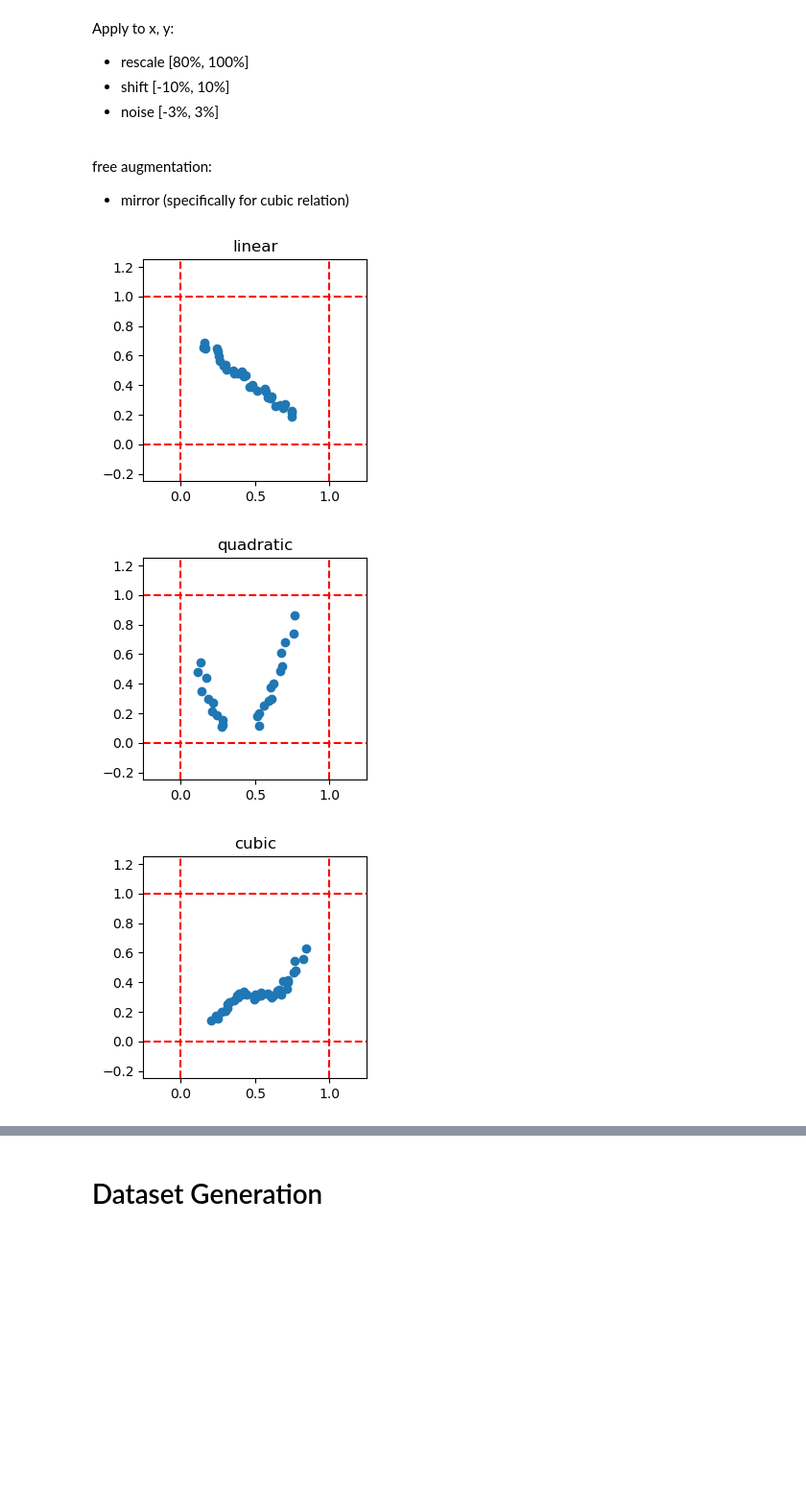
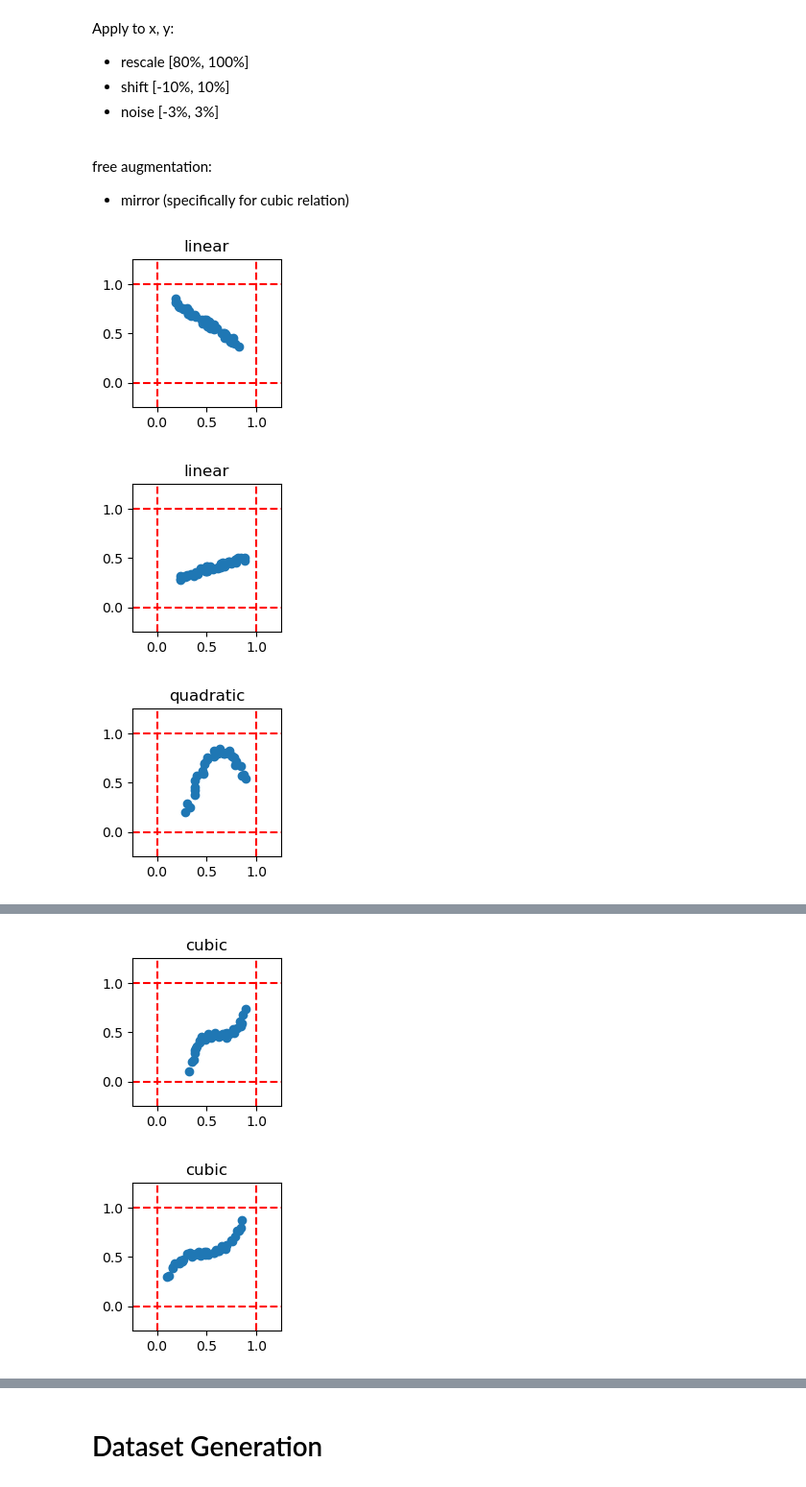
Before and after one commit to vzwork/nn_relation, a Jupyter notebook: predict_math.ipynb, the cells around one changed output, grey strips where cells are left out. Shown at 96% size. Drawn from its saved outputs; the diff is of its cells as text; code cells hidden in the pictures; blank space fills up the shorter version.

```diff
--- a/predict_math.ipynb
+++ b/predict_math.ipynb
@@ -72,7 +72,7 @@ def trig(n):
     y = np.sin(three_periods / n * (x + phase_shift))
     return rescale(x), rescale(y)
 def visualize(x, y, name):
-    plt.figure(figsize=(3, 3))
+    plt.figure(figsize=(2, 2))
     plt.xlim(-0.25, 1.25)
     plt.ylim(-.25, 1.25)
     plt.axvline(x=1, color='red', linestyle='--', label='Vertical Line')
@@ -117,6 +117,18 @@ SHIFT_MAX = 0.1
 NOISE_MIN = -0.03
 NOISE_MAX = 0.03
 # %%
+def rotate_coordinates_around_center(x, y, cx, cy, angle_degrees):
+    x = np.array(x)
+    y = np.array(y)
+    # Convert angle to radians
+    angle_radians = np.radians(angle_degrees)
+
+    # Perform the rotation for each point (x, y)
+    x_rotated = (x - cx) * np.cos(angle_radians) - (y - cy) * np.sin(angle_radians) + cx
+    y_rotated = (x - cx) * np.sin(angle_radians) + (y - cy) * np.cos(angle_radians) + cy
+
+    return x_rotated.tolist(), y_rotated.tolist()
+
 def modify(x, y):
     x *= random.uniform(RESCALE_MIN, RESCALE_MAX)
     y *= random.uniform(RESCALE_MIN, RESCALE_MAX)
@@ -125,6 +137,8 @@ def modify(x, y):
     x += np.random.uniform(NOISE_MIN, NOISE_MAX, len(x))
     y += np.random.uniform(NOISE_MIN, NOISE_MAX, len(y))
     x, y = cut(x, y)
+    random_degree = random.choice([0, 90, 180, 270])
+    x, y = rotate_coordinates_around_center(x, y, 0.5, 0.5, random_degree)
     return x, y
 # %%
 CUT_RANGE_MIN = 0.1
@@ -146,19 +160,31 @@ def cut(x, y):
 # %%
 N = 40
 
 x, y = linear(N)
 x, y = modify(x, y)
 visualize(x, y, 'linear')
+x, y = linear(N)
+x, y = modify(x, y)
+visualize(x, y, 'linear')
+x, y = quadratic(N)
+x, y = modify(x, y)
+visualize(x, y, 'quadratic')
 x, y = quadratic(N)
 x, y = modify(x, y)
 visualize(x, y, 'quadratic')
 x, y = cubic(N)
 x, y = modify(x, y)
 visualize(x, y, 'cubic')
+x, y = cubic(N)
+x, y = modify(x, y)
+visualize(x, y, 'cubic')
 x, y = trig(N)
 x, y = modify(x, y)
 visualize(x, y, 'trig')
+x, y = trig(N)
+x, y = modify(x, y)
+visualize(x, y, 'trig')
 # %% [output]
-[figure, old version]
+[figure, new version]
-[figure, old version]
+[figure, new version]
-[figure, old version]
+[figure, new version]
@@ -165,0 +192,2 @@ visualize(x, y, 'trig')
+[figure, added]
+[figure, added]
```
Also changed, not shown: parts of 16 cells of this notebook, 1 other file.
